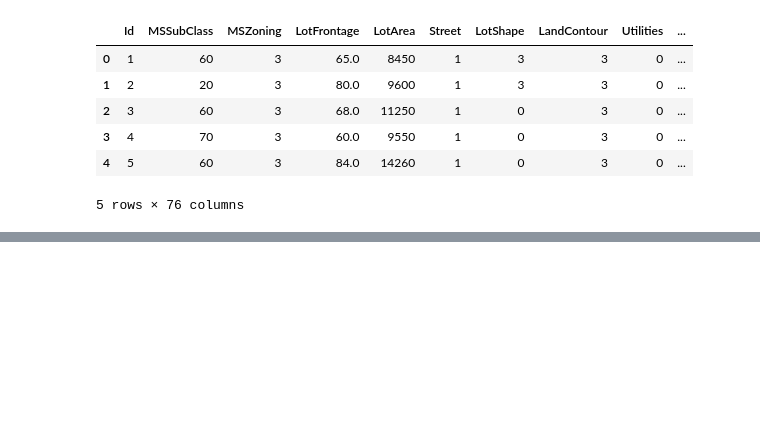
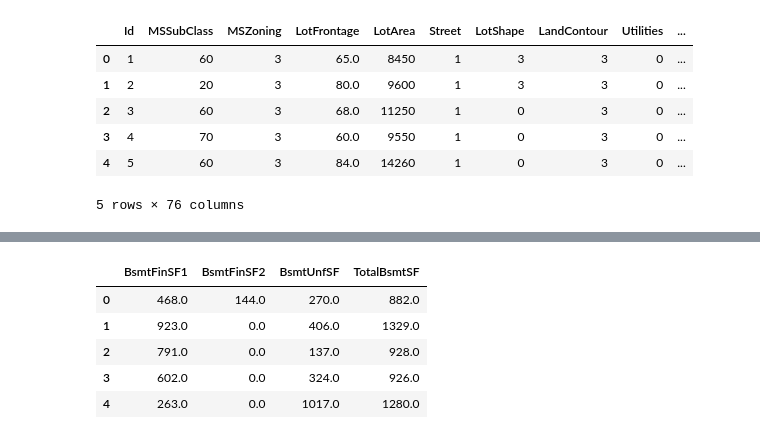
Before and after one commit to michaelmunje/Kaggle-House-Prices, a Jupyter notebook: HouseSales.ipynb, the cells around one changed output, grey strips where cells are left out. Drawn from its saved outputs; the diff is of its cells as text; code cells hidden in the pictures; blank space fills up the shorter version.

```diff
--- a/HouseSales.ipynb
+++ b/HouseSales.ipynb
@@ -409,0 +445,24 @@ def clean_test(df_test):
+# %%
+df_test = df_test.drop(columns=['Alley', 'FireplaceQu', 'PoolQC', 'Fence', 'MiscFeature'])
+# %%
+df_test['LotFrontage'] = df_test['LotFrontage'].fillna(df_test['LotFrontage'].median())
+df_test['MasVnrType'] = df_test['MasVnrType'].fillna('None')
+df_test['MasVnrArea'] = df_test['MasVnrArea'].fillna(df_test['MasVnrArea'].median())
+df_test['BsmtQual'] = df_test['BsmtQual'].fillna(df_test['BsmtQual'].mode())
+df_test['BsmtCond'] = df_test['BsmtCond'].fillna(df_test['BsmtCond'].mode())
+df_test['BsmtExposure'] = df_test['BsmtExposure'].fillna(df_test['BsmtExposure'].mode())
+df_test['BsmtFinType1'] = df_test['BsmtFinType1'].fillna(df_test['BsmtFinType1'].mode())
+df_test['BsmtFinType2'] = df_test['BsmtFinType2'].fillna(df_test['BsmtFinType2'].mode())
+df_test['Electrical'] = df_test['Electrical'].fillna(df_test['Electrical'].mode())
+df_test['GarageType'] = df_test['GarageType'].fillna(df_test['GarageType'].mode())
+df_test['GarageYrBlt'] = df_test['GarageYrBlt'].fillna(df_test['GarageYrBlt'].median())
+df_test['GarageFinish'] = df_test['GarageFinish'].fillna(df_test['GarageFinish'].mode())
+df_test['GarageQual'] = df_test['GarageQual'].fillna(df_test['GarageQual'].mode())
+df_test['GarageCond'] = df_test['GarageCond'].fillna(df_test['GarageCond'].mode())
+# %%
+values = list(zip(list(df_test.columns), list(df_test.dtypes)))
+filtered = list(filter(lambda x: x[1][1] == object, enumerate(values)))
+col_objs = [y[0] for x, y in filtered]
+for column in col_objs:
+    df_test[column] = df_test[column].astype('category').cat.codes
+df_test = df_test * 1
@@ -409,0 +485,9 @@ def clean_test(df_test):
+# %%
+df_test[['BsmtFinSF1', 'BsmtFinSF2', 'BsmtUnfSF', 'TotalBsmtSF']].head()
+# %% [output]
+|  | BsmtFinSF1 | BsmtFinSF2 | BsmtUnfSF | TotalBsmtSF |
+| 0 | 468.0 | 144.0 | 270.0 | 882.0 |
+| 1 | 923.0 | 0.0 | 406.0 | 1329.0 |
+| 2 | 791.0 | 0.0 | 137.0 | 928.0 |
+| 3 | 602.0 | 0.0 | 324.0 | 926.0 |
+| 4 | 263.0 | 0.0 | 1017.0 | 1280.0 |
```
Also changed, not shown: parts of 14 cells of this notebook, 1 other file.
